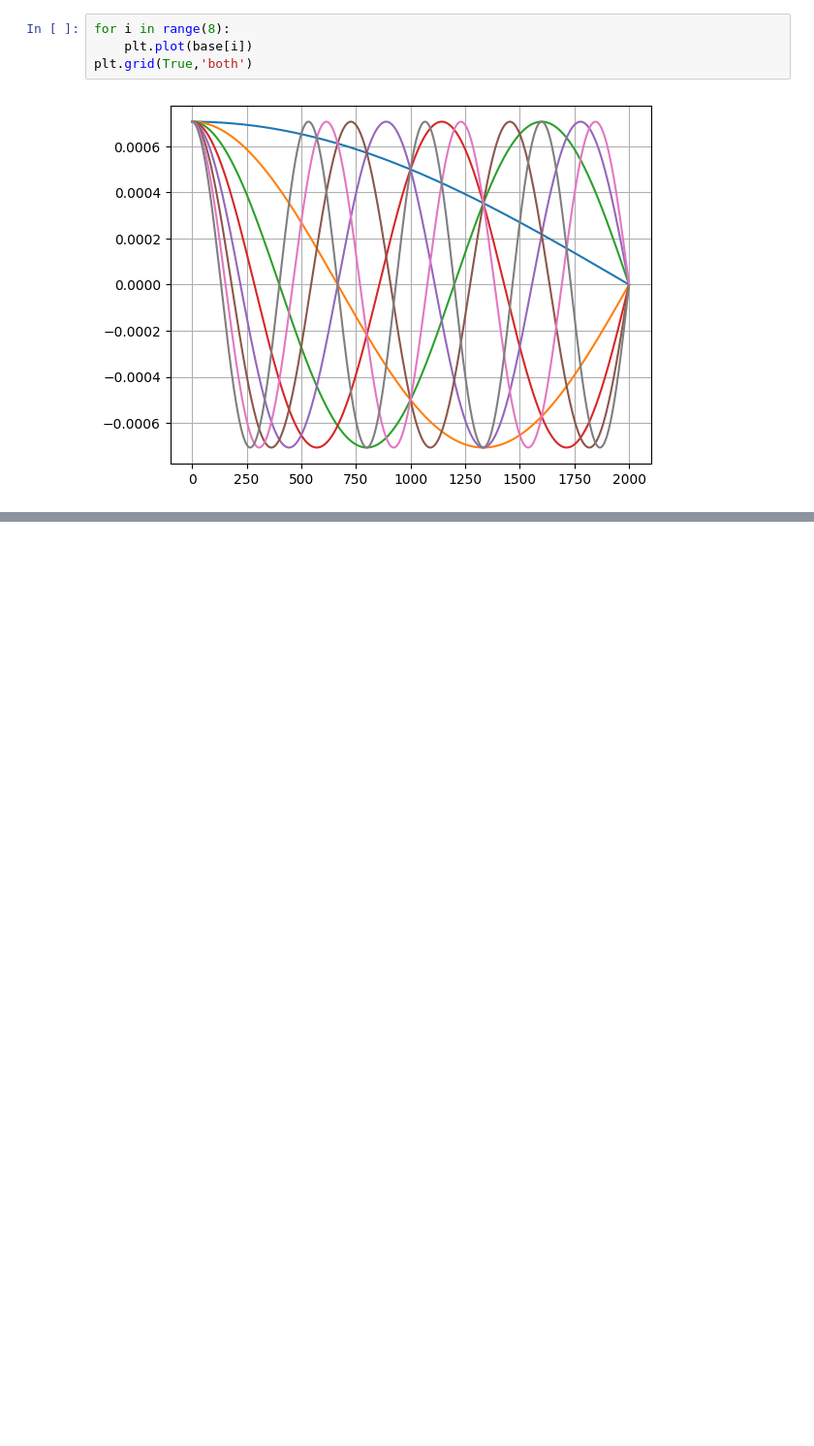
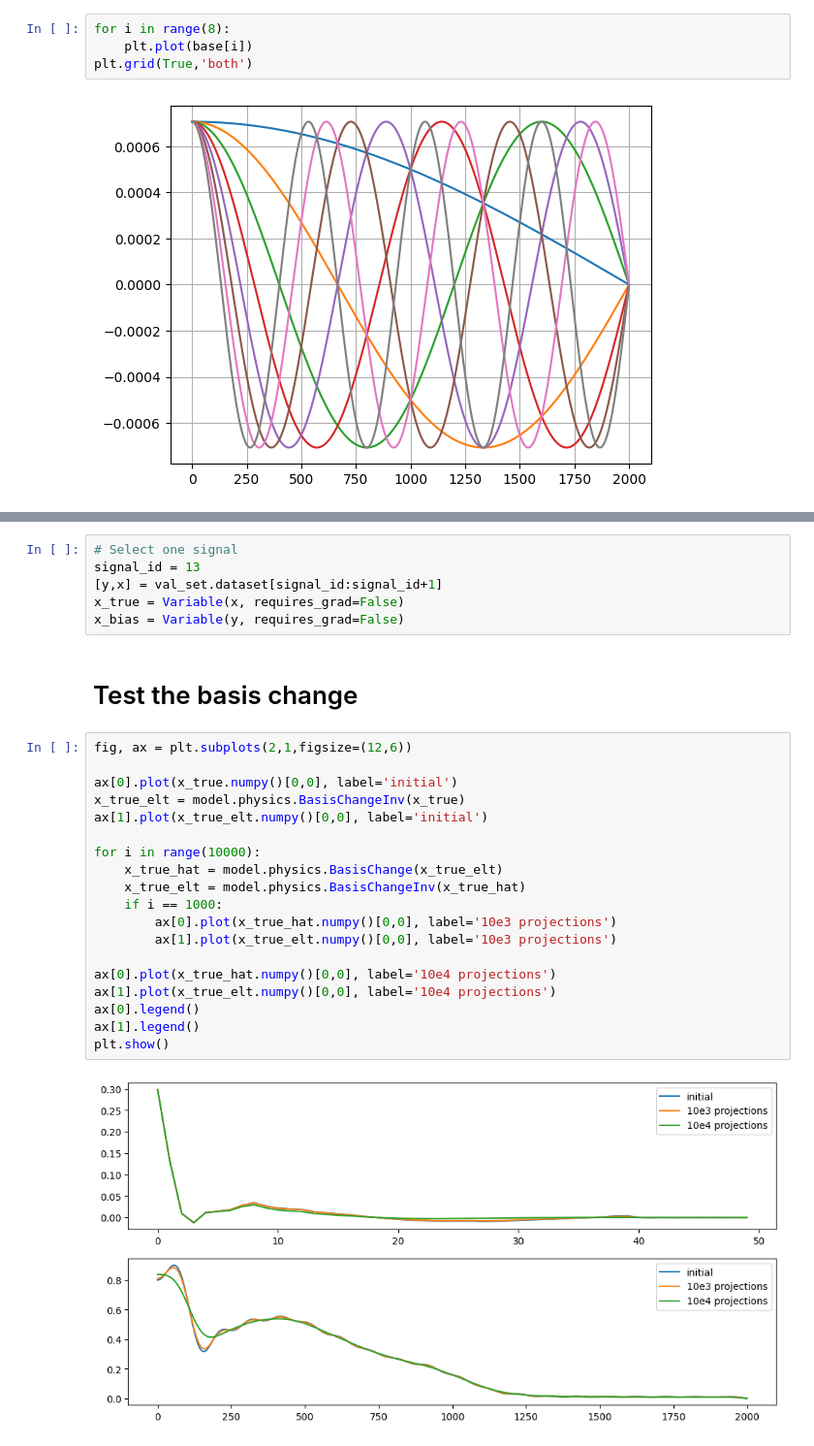
Before and after one commit to CentofantiEze/FBResNet, a Jupyter notebook: notebooks/explore_base.ipynb, the cells around one changed output, grey strips where cells are left out. Shown at 97% size. Drawn from its saved outputs; the diff is of its cells as text; blank space fills up the shorter version.

```diff
--- a/notebooks/explore_base.ipynb
+++ b/notebooks/explore_base.ipynb
@@ -69,0 +107,29 @@ plt.grid(True,'both')
+# %%
+# Select one signal
+signal_id = 13
+[y,x] = val_set.dataset[signal_id:signal_id+1]
+x_true = Variable(x, requires_grad=False)
+x_bias = Variable(y, requires_grad=False)
+# %% [markdown]
+# Test the basis change
+# %%
+fig, ax = plt.subplots(2,1,figsize=(12,6))
+
+ax[0].plot(x_true.numpy()[0,0], label='initial')
+x_true_elt = model.physics.BasisChangeInv(x_true)
+ax[1].plot(x_true_elt.numpy()[0,0], label='initial')
+
+for i in range(10000):
+    x_true_hat = model.physics.BasisChange(x_true_elt)
+    x_true_elt = model.physics.BasisChangeInv(x_true_hat)
+    if i == 1000:
+        ax[0].plot(x_true_hat.numpy()[0,0], label='10e3 projections')
+        ax[1].plot(x_true_elt.numpy()[0,0], label='10e3 projections')
+
+ax[0].plot(x_true_hat.numpy()[0,0], label='10e4 projections')
+ax[1].plot(x_true_elt.numpy()[0,0], label='10e4 projections')
+ax[0].legend()
+ax[1].legend()
+plt.show()
+# %% [output]
+[figure, added]
```
Also changed, not shown: parts of 8 cells of this notebook.
